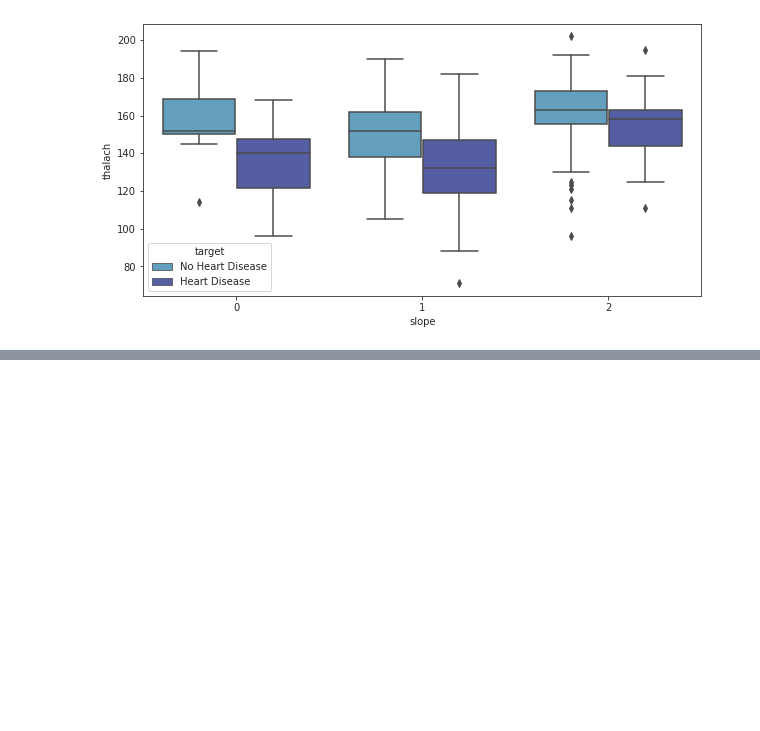
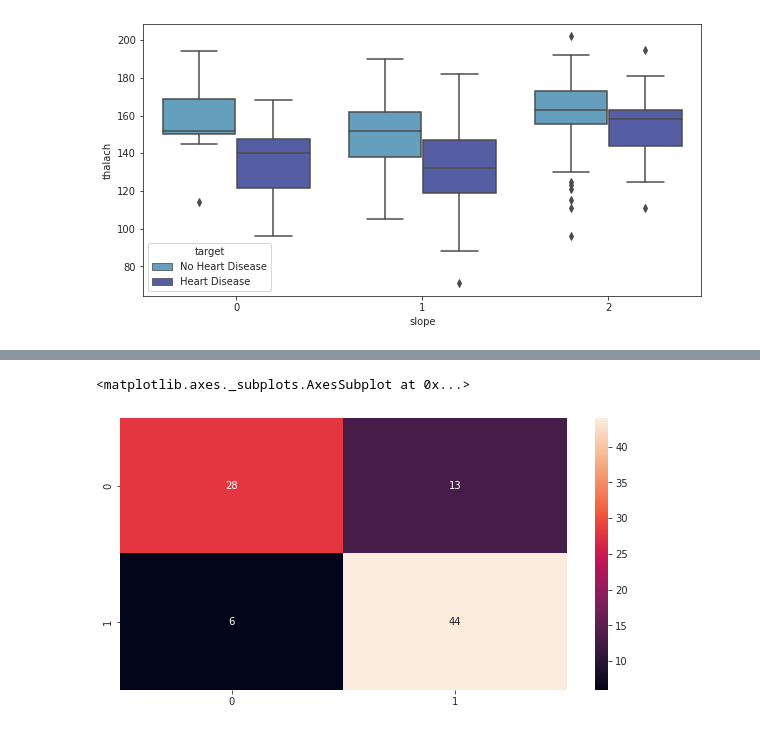
Before and after one commit to deboraos/heart-attack-statistics, a Jupyter notebook: Analise.ipynb, the cells around one changed output, grey strips where cells are left out. Saved outputs shown, nothing was run; the diff lists cells and outputs as text; code cells hidden in the pictures; blank space fills up the shorter version.

```diff
--- a/Analise.ipynb
+++ b/Analise.ipynb
@@ -146,0 +167,8 @@ sns.boxplot (data = heart2, x = 'slope', y = 'thalach', hue = 'target')
+# %%
+x = scaler.fit_transform(heart[EXOGS])
+y = encoder.fit_transform(heart[ENDOG])
+# %%
+X_train, X_test, y_train, y_test = train_test_split(x, y, test_size=0.3)
+# %%
+clf = LogisticRegression()
+clf.fit(X_train, y_train)
@@ -146,0 +185,3 @@ sns.boxplot (data = heart2, x = 'slope', y = 'thalach', hue = 'target')
+# %%
+y_pred = clf.predict(X_test)
+print(classification_report(y_test, y_pred))
@@ -146,0 +197,5 @@ sns.boxplot (data = heart2, x = 'slope', y = 'thalach', hue = 'target')
+# %%
+sns.heatmap(confusion_matrix(y_test, y_pred), annot=True)
+# %% [output]
+<matplotlib.axes._subplots.AxesSubplot at 0x...>
+[figure, added]
```
Also changed, not shown: parts of 5 cells of this notebook.
